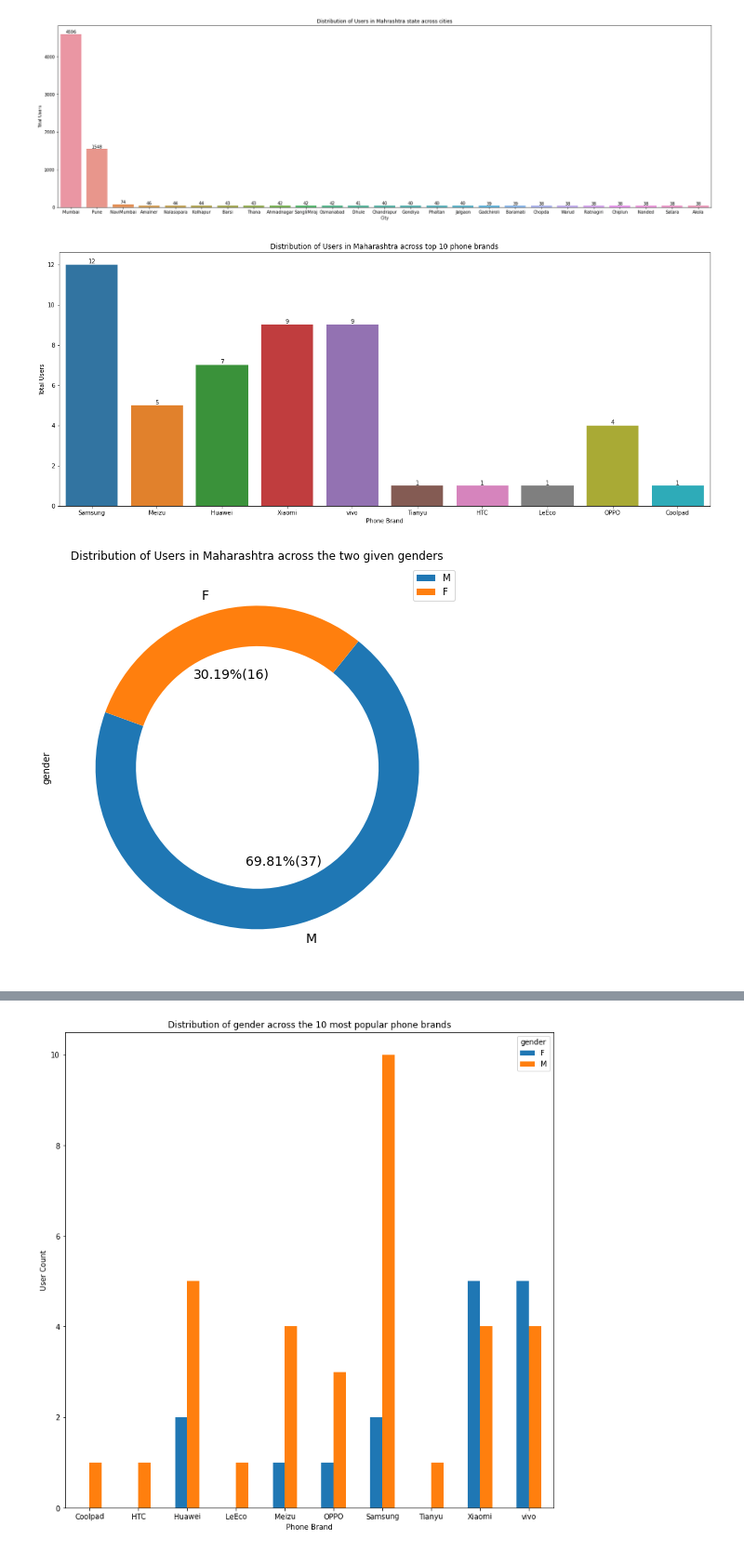
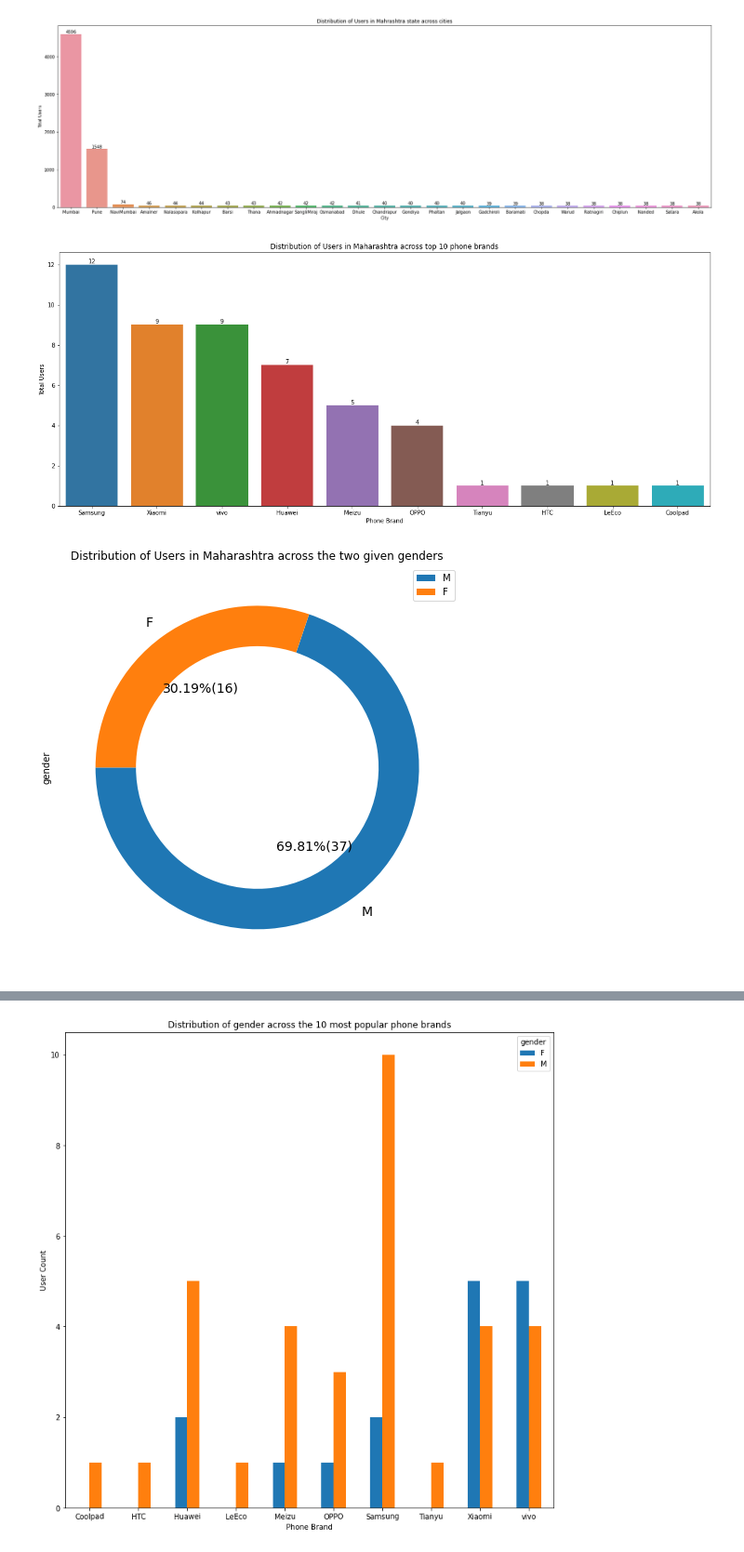
Before and after one commit to Drakus98/Capstone_1, a Jupyter notebook: Capstone_Project.ipynb, the cells around one changed output, grey strips where cells are left out. Shown at 93% size. Cells and saved outputs as stored; diff of their text form; code cells hidden in the pictures.

```diff
--- a/Capstone_Project.ipynb
+++ b/Capstone_Project.ipynb
@@ -390,17 +390,17 @@ plt.show()
 # %%
 # Assessing Q2 from Week 3
 # Creates a smaller dataframe with only rows pertaining to the 10 most common phone_brands.
 dfq2 = dfm[dfm['phone_brand'].isin(dfm['phone_brand'].value_counts().index[0:10])].drop_duplicates(subset = 'device_id', keep = 'first')[['device_id','phone_brand']]
 dfq2['phone_brand'] = dfq2['phone_brand'].map(eng_names)
 plt.figure(figsize=(20,8))
-q2_fig1 = sns.countplot(x='phone_brand',data=dfq2)
+q2_fig1 = sns.countplot(x='phone_brand',data=dfq2,order = dfq2["phone_brand"].value_counts().iloc[0:10].index)
 plt.title('Distribution of Users in Maharashtra across top 10 phone brands')
 plt.ylabel('Total Users')
 plt.xlabel('Phone Brand')
 plt.bar_label(q2_fig1.containers[0])
 plt.show()
 # %% [output]
-[figure, old version]
+[figure, new version]
 # %%
 # Assessing Q3 from Week 3
 dfq3 = dfm.drop_duplicates(subset = 'device_id', keep = 'first')[['gender']]
@@ -408,11 +408,11 @@ dfq3 = dfm.drop_duplicates(subset = 'device_id', keep = 'first')[['gender']]
 groups = dfq3.groupby('gender').size()
 plt.figure(figsize=(10,10))
 q3_fig1 = dfq3['gender'].value_counts().plot(kind='pie',fontsize=14,autopct=lambda p: '{:.2f}%({:.0f})'.format(p,(p/100)*groups.sum()), figsize=[8,8],
-                                       startangle = 160,wedgeprops=dict(width=0.25),legend = True)
+                                       startangle = 180,wedgeprops=dict(width=0.25),legend = True)
 plt.title('Distribution of Users in Maharashtra across the two given genders')
 plt.show()
 # %% [output]
-[figure, old version]
+[figure, new version]
 # %%
 # Assessing Q4 from Week 3
 dfq4 = dfm.drop_duplicates(subset = 'device_id', keep = 'first')[['device_id','new_group']]
```
Also changed, not shown: parts of 5 cells of this notebook, 2 other files.
